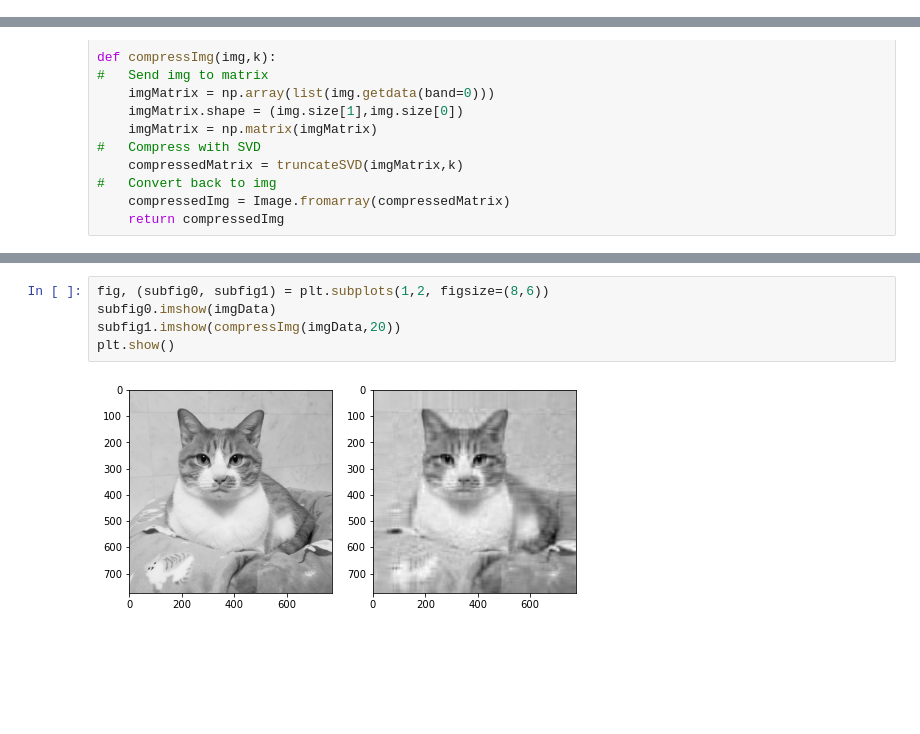
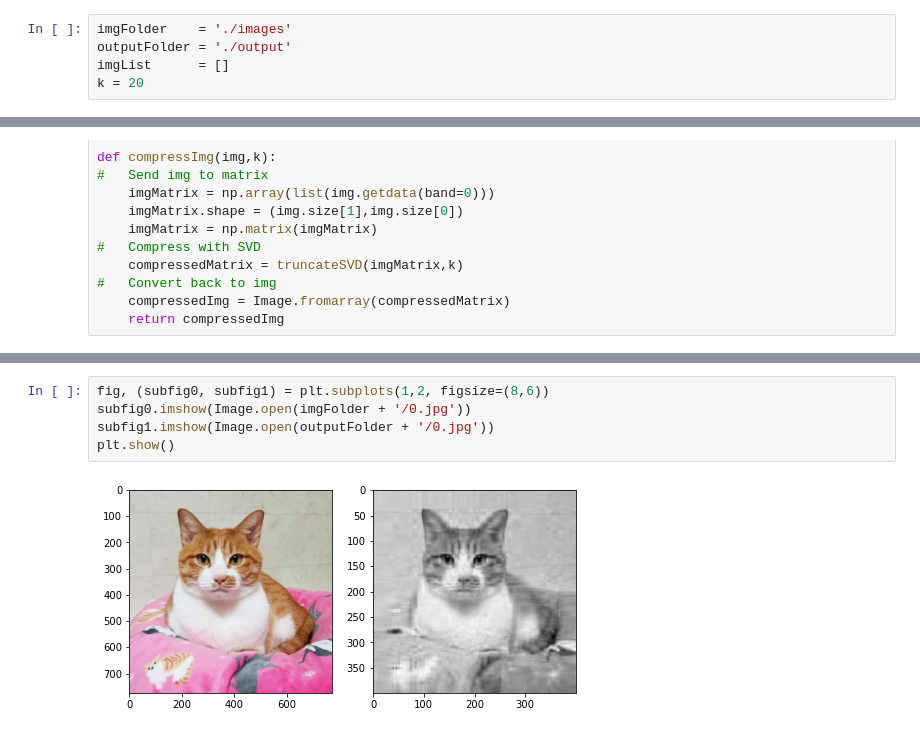
Before and after one commit to MichOchieng/svd, a Jupyter notebook: svd.ipynb, the cells around one changed output, grey strips where cells are left out. Drawn from its saved outputs; the diff is of its cells as text; blank space fills up the shorter version.

Commit message:
Added compression functions and loop

```diff
--- a/svd.ipynb
+++ b/svd.ipynb
@@ -5,0 +9,5 @@ from numpy.linalg import svd
+# %%
+imgFolder    = './images'
+outputFolder = './output'
+imgList      = []
+k = 20
@@ -32,7 +54,7 @@ def compressImg(img,k):
 # %%
 fig, (subfig0, subfig1) = plt.subplots(1,2, figsize=(8,6))
-subfig0.imshow(imgData)
-subfig1.imshow(compressImg(imgData,20))
+subfig0.imshow(Image.open(imgFolder + '/0.jpg'))
+subfig1.imshow(Image.open(outputFolder + '/0.jpg'))
 plt.show()
 # %% [output]
-[figure, old version]
+[figure, new version]
```
Also changed, not shown: parts of 8 cells of this notebook.
